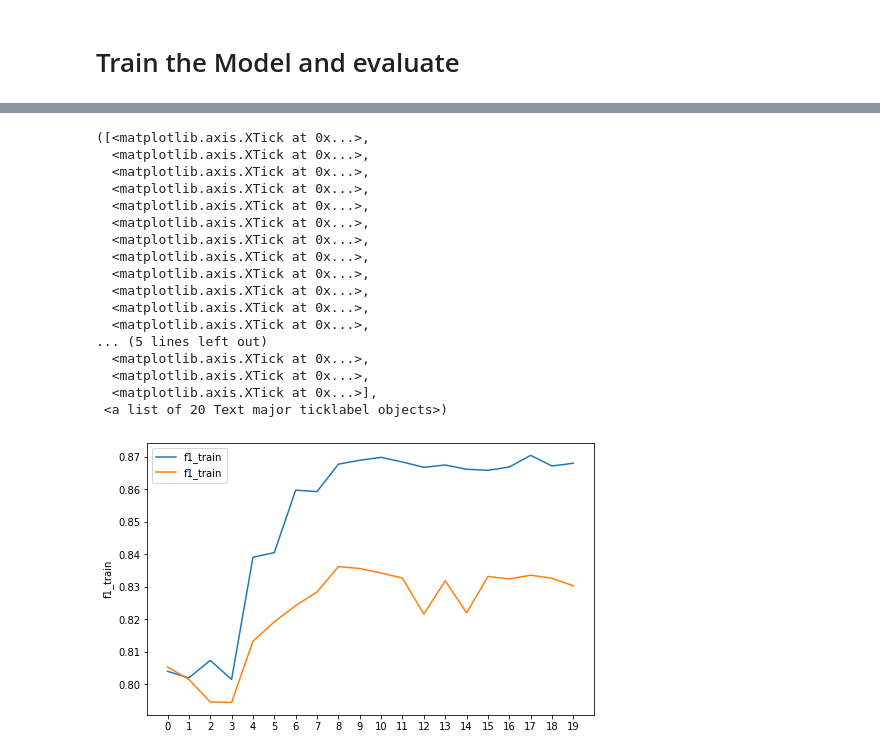
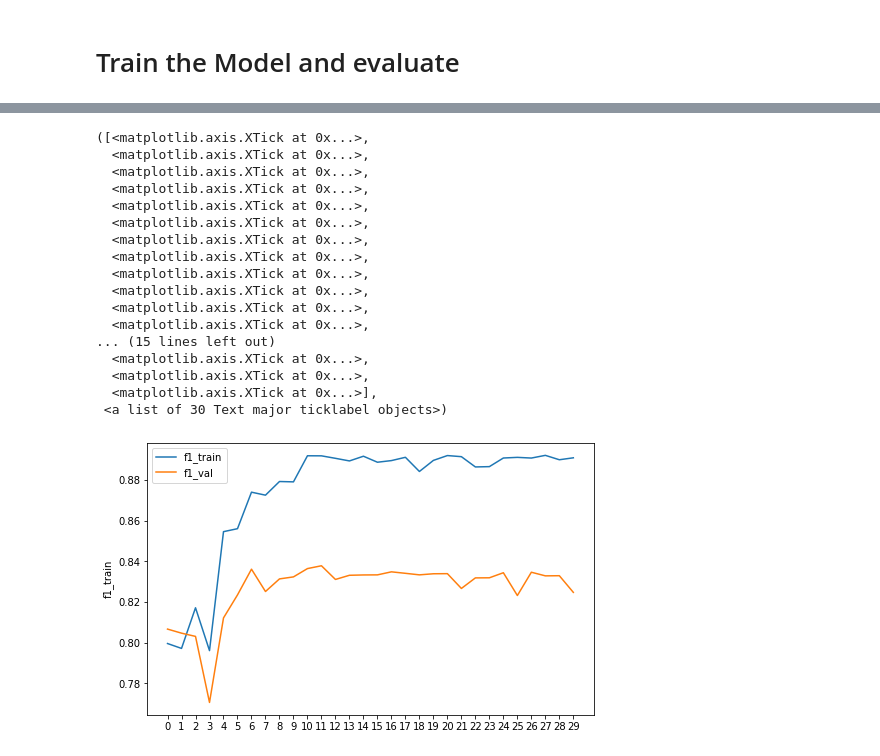
Before and after one commit to O-Kpy/Kaggle, a Jupyter notebook: Kaggle_Natural_Language_Processing_with_Disaster_Tweets(NLP).ipynb, the cells around one changed output, grey strips where cells are left out. Drawn from its saved outputs; the diff is of its cells as text; code cells hidden in the pictures.

```diff
--- a/Kaggle_Natural_Language_Processing_with_Disaster_Tweets(NLP).ipynb
+++ b/Kaggle_Natural_Language_Processing_with_Disaster_Tweets(NLP).ipynb
@@ -68,7 +81,7 @@ We need to preprocess the data a little in order to feed it into BERT.
 dupli_sum = train.duplicated().sum()
 if dupli_sum > 0:
   print(dupli_sum, 'duplicates found\nremoving...')
-  train = train.loc[train.duplicated()==False]
+  train = train.loc[train.duplicated(keep='last')==False]
 else:
   print('no duplicates found')
 train
@@ -996,38 +1043,6 @@ class BertClassifier(nn.Module):
   def unfreeze_bert(self):
     for param in self.bert.named_parameters():
       param[1].requires_grad=True
-# %%
-class BertClassifier(nn.Module):
-  def __init__(self, linear_size):
-    super(BertClassifier, self).__init__()
-    self.bert = BertModel.from_pretrained('bert-base-uncased')
-    self.dropout1 = nn.Dropout()
-    self.linear1 = nn.Linear(in_features=768, out_features=linear_size)
-    self.dropout2 = nn.Dropout(p=0.8)
-    self.batch_norm1 = nn.BatchNorm1d(num_features=linear_size)
-    self.linear2 = nn.Linear(in_features=linear_size, out_features=1)
-    self.batch_norm2 = nn.BatchNorm1d(num_features=1)
-    self.sigmoid=nn.Sigmoid()
-
-  def forward(self, tokens, attention_mask):
-    bert_output = self.bert(input_ids=tokens, attention_mask=attention_mask)
-
-    x = self.dropout1(bert_output[1])
-    x = self.linear1(x)
-    x = self.dropout2(x)
-    x = self.batch_norm1(x)
-    x = self.linear2(x)
-    x = self.batch_norm2(x)
-    proba = self.sigmoid(x)
-    return proba
-
-  def freeze_bert(self):
-    for param in self.bert.named_parameters():
-      param[1].requires_grad=False
-
-  def unfreeze_bert(self):
-    for param in self.bert.named_parameters():
-      param[1].requires_grad=True
 # %% [markdown]
 # Train the Model and evaluate
 # %%
@@ -1113,7 +1207,7 @@ def train(model, epochs, freeze_epochs, unfreeze_epochs):
 # %%
-epochs=20
-freeze_epochs = [2,4,6,8,10,12,14,16,18]
-unfreeze_epochs = [3,5,7,9,11,13,15,17,19]
+epochs=30
+freeze_epochs = [2,4,6,8,10,12,14,16,18,20,22,24,26,28]
+unfreeze_epochs = [3,5,7,9,11,13,15,17,19,21,23,25,27,29]
 
 bert_clf = BertClassifier(linear_size=16).to(device)
 
@@ -1166,29 +1260,29 @@ history_df
 # %%
 import seaborn as sns
 plt.figure(figsize=(8,5))
 sns.lineplot(x=history_df.index, y=history_df['f1_train'], label='f1_train')
-sns.lineplot(x=history_df.index, y=history_df['f1_val'], label='f1_train')
+sns.lineplot(x=history_df.index, y=history_df['f1_val'], label='f1_val')
 plt.legend()
 plt.xticks(history_df.index)
 # %% [output]
 ([<matplotlib.axis.XTick at 0x...>,
   <matplotlib.axis.XTick at 0x...>,
   <matplotlib.axis.XTick at 0x...>,
   <matplotlib.axis.XTick at 0x...>,
   <matplotlib.axis.XTick at 0x...>,
   <matplotlib.axis.XTick at 0x...>,
   <matplotlib.axis.XTick at 0x...>,
   <matplotlib.axis.XTick at 0x...>,
   <matplotlib.axis.XTick at 0x...>,
   <matplotlib.axis.XTick at 0x...>,
   <matplotlib.axis.XTick at 0x...>,
   <matplotlib.axis.XTick at 0x...>,
-... (5 lines left out)
+... (15 lines left out)
   <matplotlib.axis.XTick at 0x...>,
   <matplotlib.axis.XTick at 0x...>,
   <matplotlib.axis.XTick at 0x...>],
- <a list of 20 Text major ticklabel objects>)
+ <a list of 30 Text major ticklabel objects>)
-[figure, old version]
+[figure, new version]
 # %%
 x_test = test['text']
 
```
Also changed, not shown: parts of 11 cells of this notebook.
